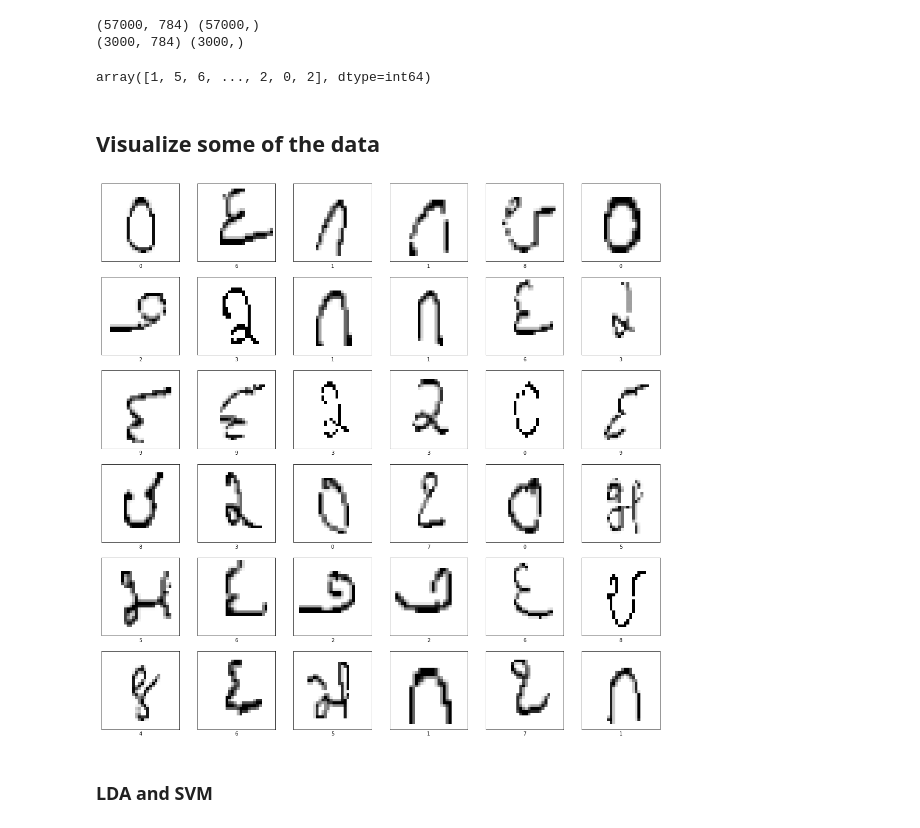
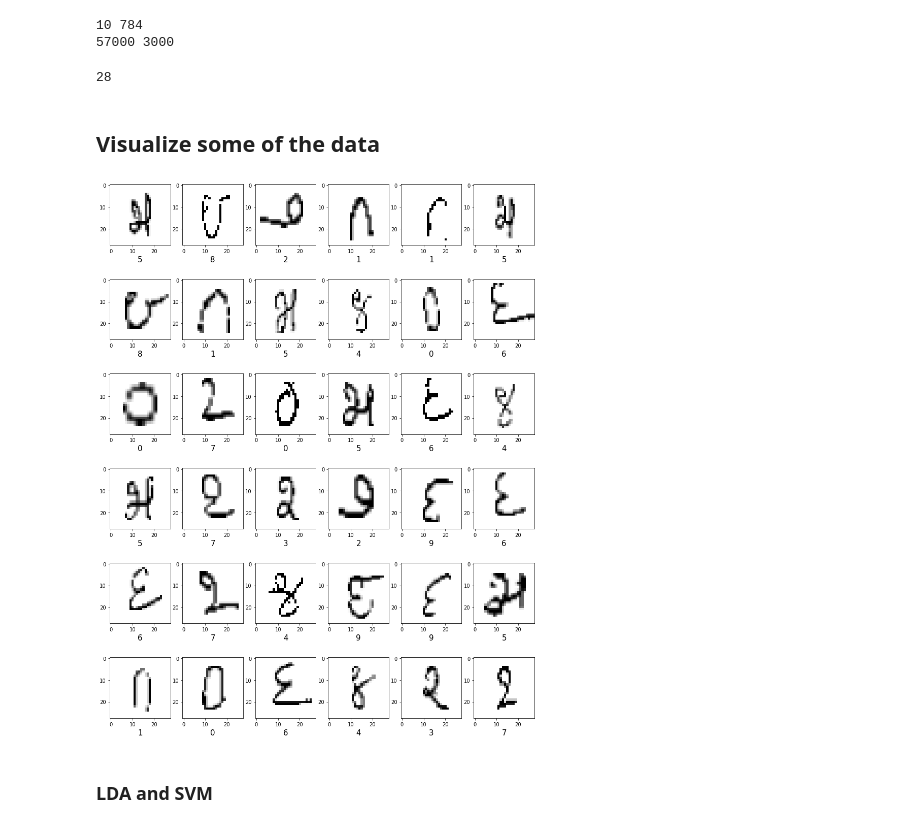
Before and after one commit to VikasChidananda/Kannada-MNIST-digit-classifier, a Jupyter notebook: Kannada_MNIST.ipynb, the cells around one changed output. Drawn from its saved outputs; the diff is of its cells as text; code cells hidden in the pictures.

```diff
--- a/Kannada_MNIST.ipynb
+++ b/Kannada_MNIST.ipynb
@@ -41,21 +51,28 @@ df_test.head()
 # %%
 labels, data = df_train['label'].to_numpy(), df_train.iloc[:, 1:].to_numpy()
-train_data, test_data, train_labels, test_labels = train_test_split(
-                                                                data, labels, test_size = 0.05, random_state = 1)
+train_data, test_data, train_labels, test_labels = train_test_split(data, labels,
+                                                                    test_size = 0.05,
+                                                                    random_state = 1)
 # %%
-num_components, num_data = len(np.unique(train_labels)), train_data.shape[0]
+num_labels, dim_data = len(np.unique(train_labels)), train_data.shape[-1],
+N_train_data, N_test_data = train_data.shape[0], test_data.shape[0]
 # normalize the data
 train_data = train_data/255.0
 test_data = test_data/255.0
 
-print(train_data.shape, train_labels.shape)
-print(test_data.shape, test_labels.shape)
+print(num_labels, dim_data)
+print(N_train_data, N_test_data)
 # %% [output]
-(57000, 784) (57000,)
-(3000, 784) (3000,)
+10 784
+57000 3000
+# %%
+#size of the image = m x m
+m = int(np.sqrt(dim_data))
+print(m)
+# %% [output]
+28
 # %%
 # store data as images
-test_labels
+train_images = train_data.reshape(N_train_data, m, m, 1)
+test_images = test_data.reshape(N_test_data, m, m, 1)
-# %% [output]
-array([1, 5, 6, ..., 2, 0, 2], dtype=int64)
 # %%
@@ -81,21 +96,18 @@ def print_misclssified(predictions, true_labels):
 # %% [markdown]
 ## Visualize some of the data
 # %%
-plt.figure(figsize=(20,20))
-random_inds = np.random.choice(48000,36)
+plt.figure(figsize=(15,20))
+random_inds = np.random.choice(N_train_data,36)
 
 for i in range(36):
     plt.subplot(6,6,i+1)
-    plt.xticks([])
-    plt.yticks([])
-    plt.grid(False)
+
     image_ind = random_inds[i]
-    digit = train_data[image_ind]
-    plt.imshow(np.resize(digit, (28, 28)), cmap = plt.cm.binary)
-#     print(train_labels[image_ind])
-    plt.xlabel(train_labels[image_ind])
+    digit = train_images[image_ind, :, :, 0]
+    plt.imshow(digit, cmap = plt.cm.binary)
+    plt.xlabel(train_labels[image_ind], fontsize = 15)
 # %% [output]
-[figure, old version]
+[figure, new version]
 # %%
 # To do improve image quality - discontinuity
 # %% [markdown]
```
Also changed, not shown: parts of 46 cells of this notebook.
